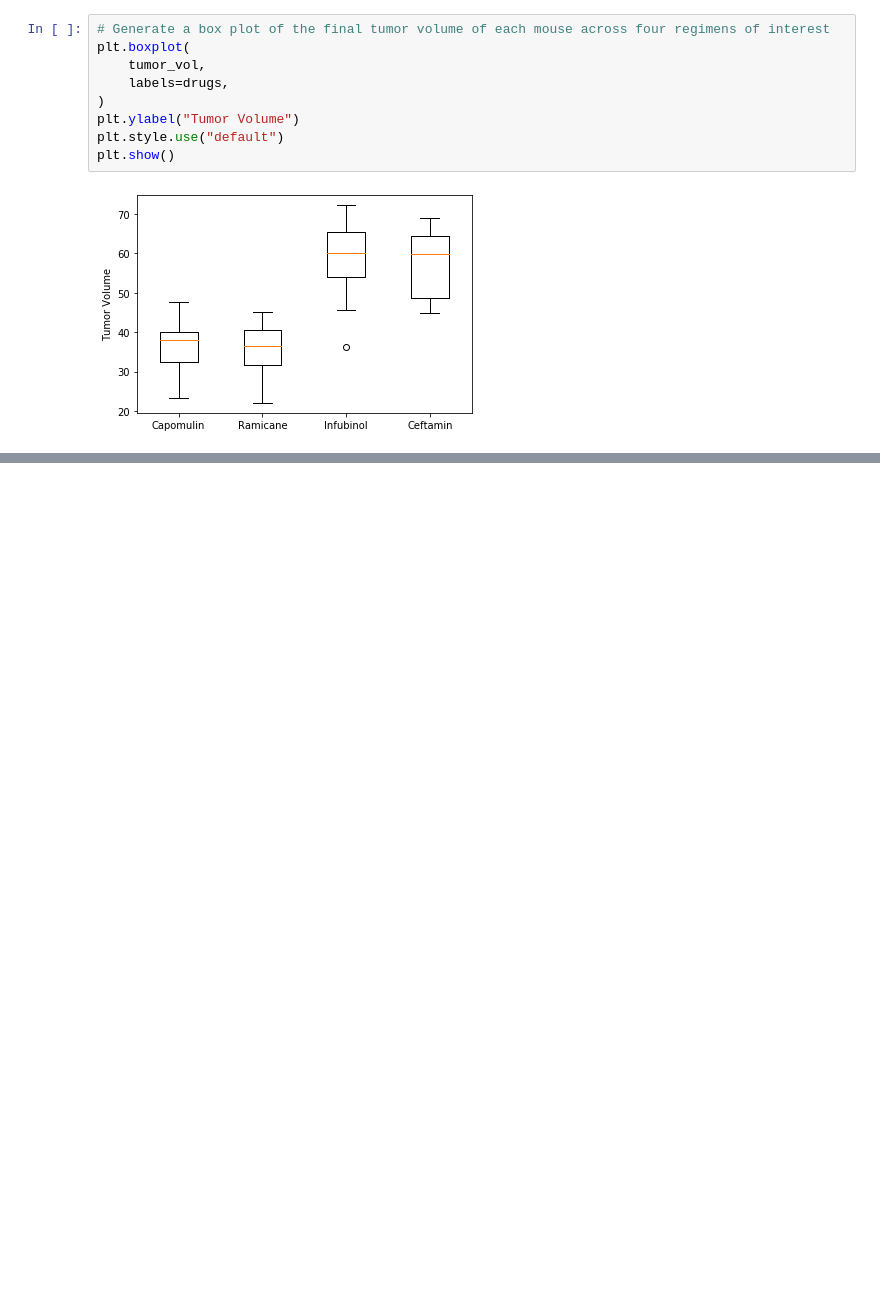
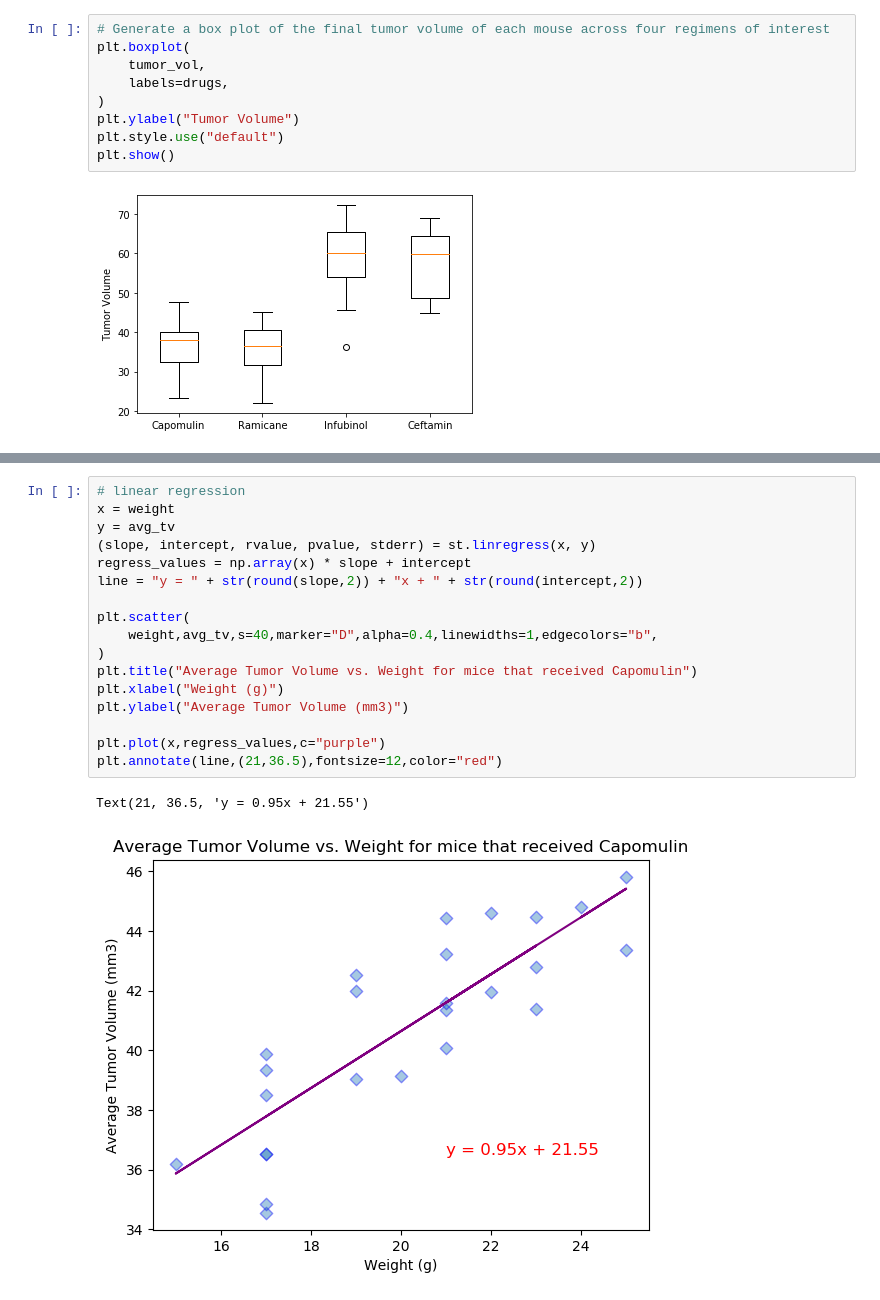
Before and after one commit to tylerhill122/matplotlib-challenge, a Jupyter notebook: Pymaceuticals.ipynb, the cells around one changed output, grey strips where cells are left out. Drawn from its saved outputs; the diff is of its cells as text; blank space fills up the shorter version.

```diff
--- a/Pymaceuticals.ipynb
+++ b/Pymaceuticals.ipynb
@@ -352,0 +352,20 @@ Text(0, 0.5, 'Tumor Volume')
+# %%
+# linear regression
+x = weight
+y = avg_tv
+(slope, intercept, rvalue, pvalue, stderr) = st.linregress(x, y)
+regress_values = np.array(x) * slope + intercept
+line = "y = " + str(round(slope,2)) + "x + " + str(round(intercept,2))
+
+plt.scatter(
+    weight,avg_tv,s=40,marker="D",alpha=0.4,linewidths=1,edgecolors="b",
+)
+plt.title("Average Tumor Volume vs. Weight for mice that received Capomulin")
+plt.xlabel("Weight (g)")
+plt.ylabel("Average Tumor Volume (mm3)")
+
+plt.plot(x,regress_values,c="purple")
+plt.annotate(line,(21,36.5),fontsize=12,color="red")
+# %% [output]
+Text(21, 36.5, 'y = 0.95x + 21.55')
+[figure, added]
```
Also changed, not shown: parts of 7 cells of this notebook.
